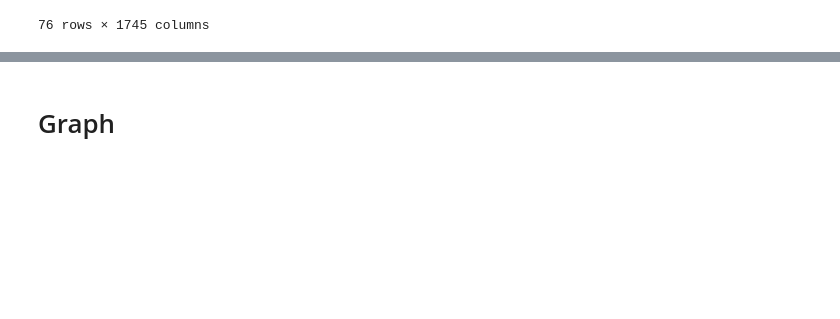
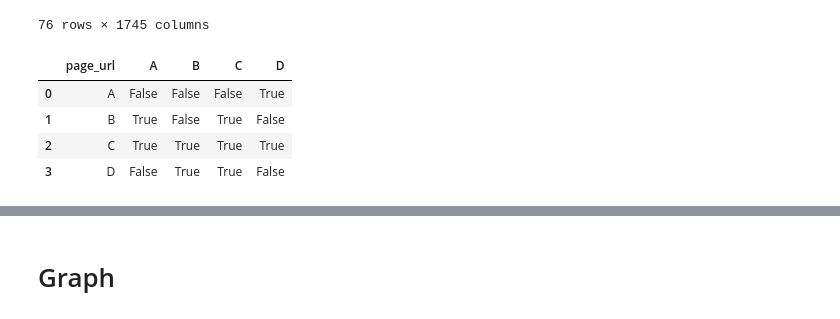
Before and after one commit to rmnrth4/wbth-project, a Jupyter notebook: graph_network/graph-building.ipynb, the cells around one changed output, grey strips where cells are left out. Saved outputs shown, nothing was run; the diff lists cells and outputs as text; code cells hidden in the pictures; blank space fills up the shorter version.

```diff
--- a/graph_network/graph-building.ipynb
+++ b/graph_network/graph-building.ipynb
@@ -154,3 +160,37 @@ len(matrix.columns[(matrix == False).all()])
 | 1725 | https://www.mobiliar.ch/hub/wohne... | False | False | False | False | ... |
 | 1732 | https://www.mobiliar.ch/hub/wohne... | False | False | False | False | ... |
 76 rows × 1745 columns
+# %%
+A = ["D", "H"]
+B = ["A", "C"]
+C = ["A", "B", "C", "D"]
+D = ["B", "C", "H"]
+
+data = {
+    "url": ["A", "B", "C", "D"],
+    "linkedpages": [A, B, C, D,]
+}
+df = pd.DataFrame(data)
+
+all_scraped_page_urls = df.url.tolist()
+column_names = df.url.tolist()
+column_names.insert(0, "page_url")
+
+matrix = pd.DataFrame(columns=column_names)
+
+for page_url in all_scraped_page_urls:
+    idx = all_scraped_page_urls.index(page_url)
+    list_of_linked_pages_per_url = df.loc[df.index[df["url"]==page_url].tolist(), "linkedpages"]
+    is_in_list_of_all_linked_urls = [(linked_page in list_of_linked_pages_per_url[idx]) for linked_page in column_names]
+    is_in_list_of_all_linked_urls[0] = page_url
+    new_row = dict(zip(matrix.columns, is_in_list_of_all_linked_urls))
+    matrix = pd.concat([matrix, pd.DataFrame([new_row])], ignore_index=True)
+
+# carac = pd.DataFrame({ 'page_url':['A', 'B', 'C', 'D'], 'color':[(0,0.5,0),(0.86,0,0),(1,1,0),(0.8,0.25,0)]})
+matrix
+# %% [output]
+|  | page_url | A | B | C | D |
+| 0 | A | False | False | False | True |
+| 1 | B | True | False | True | False |
+| 2 | C | True | True | True | True |
+| 3 | D | False | True | True | False |
```
Also changed, not shown: parts of 22 cells of this notebook, 5 other files.
